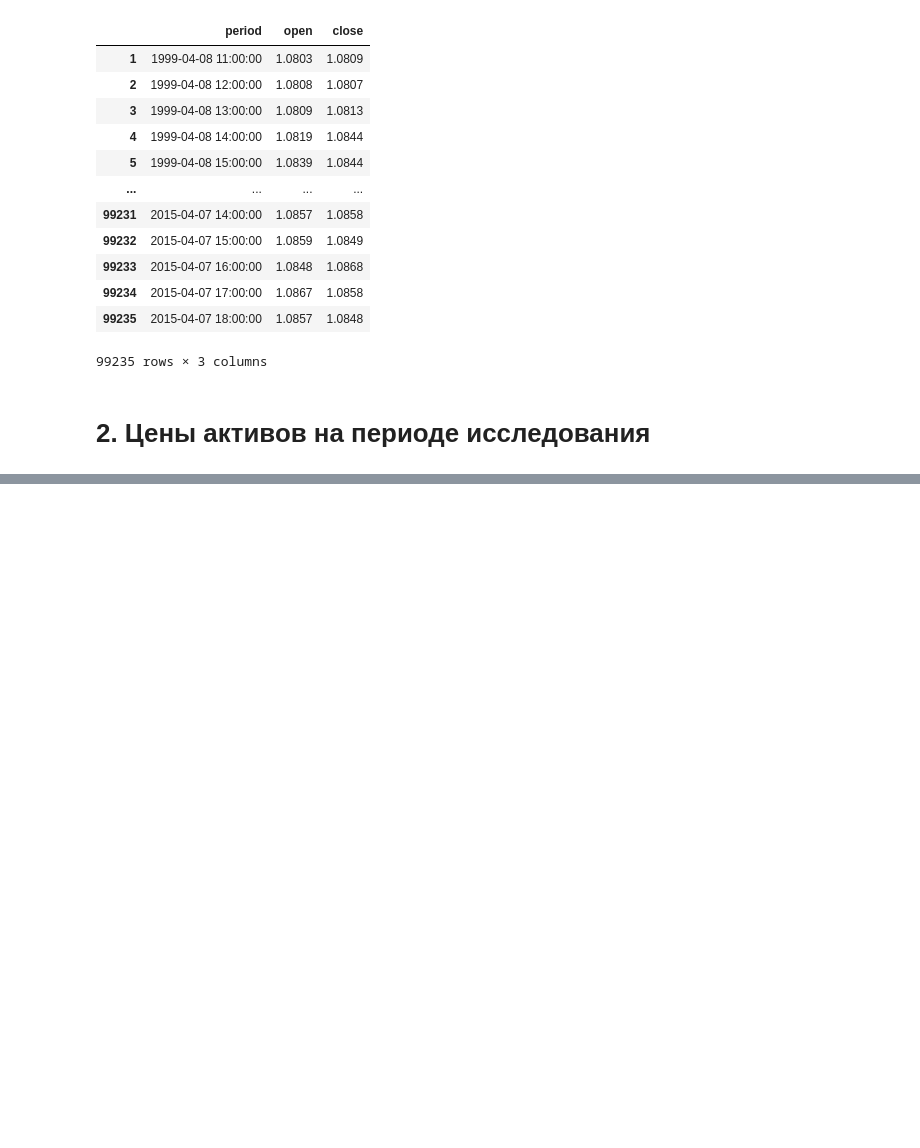
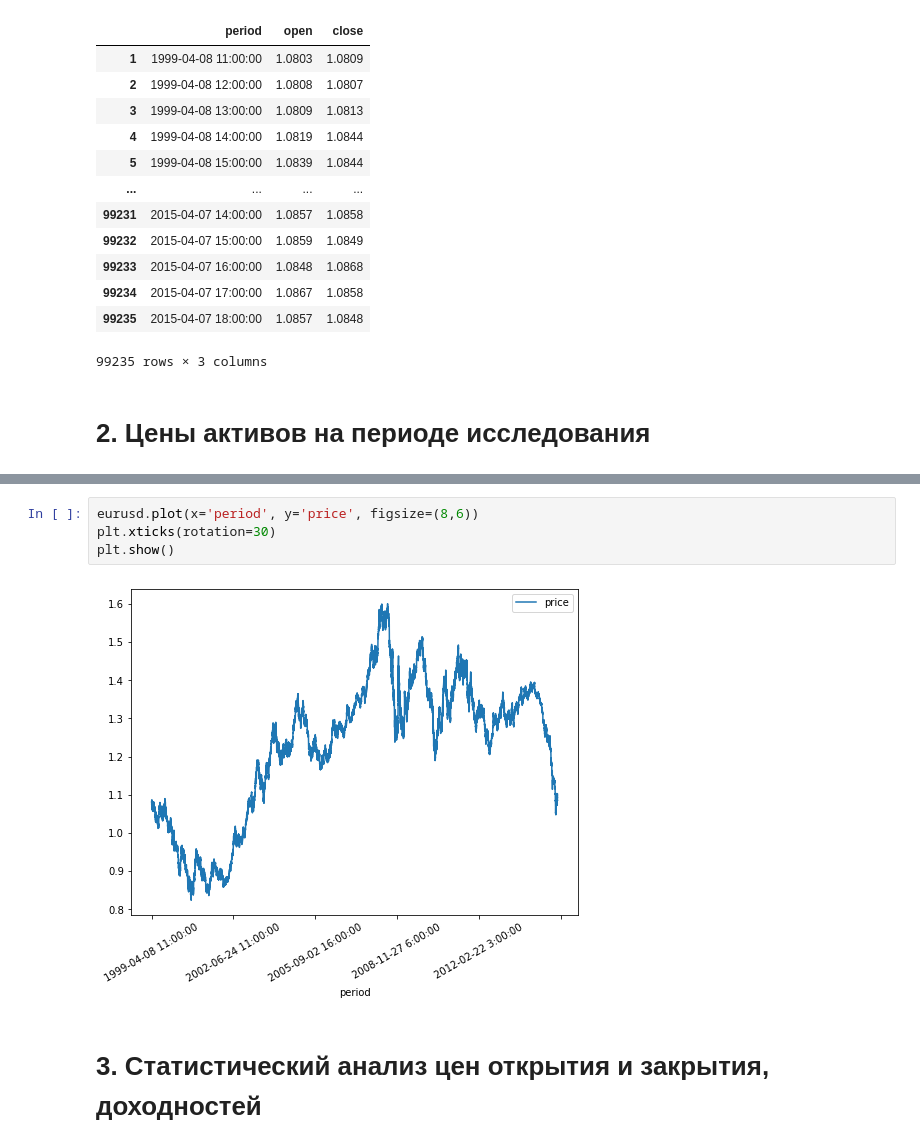
Before and after one commit to KamilaKur/IT4FinProject, a Jupyter notebook: Project.ipynb, the cells around one changed output, grey strips where cells are left out. Drawn from its saved outputs; the diff is of its cells as text; blank space fills up the shorter version.

```diff
--- a/Project.ipynb
+++ b/Project.ipynb
@@ -67,0 +64,8 @@ utils.plot_candles(eurusd, 0.01)
+# %%
+eurusd.plot(x='period', y='price', figsize=(8,6))
+plt.xticks(rotation=30)
+plt.show()
+# %% [output]
+[figure, added]
+# %% [markdown]
+# 3. Статистический анализ цен открытия и закрытия, доходностей
```
Also changed, not shown: parts of 33 cells of this notebook.
